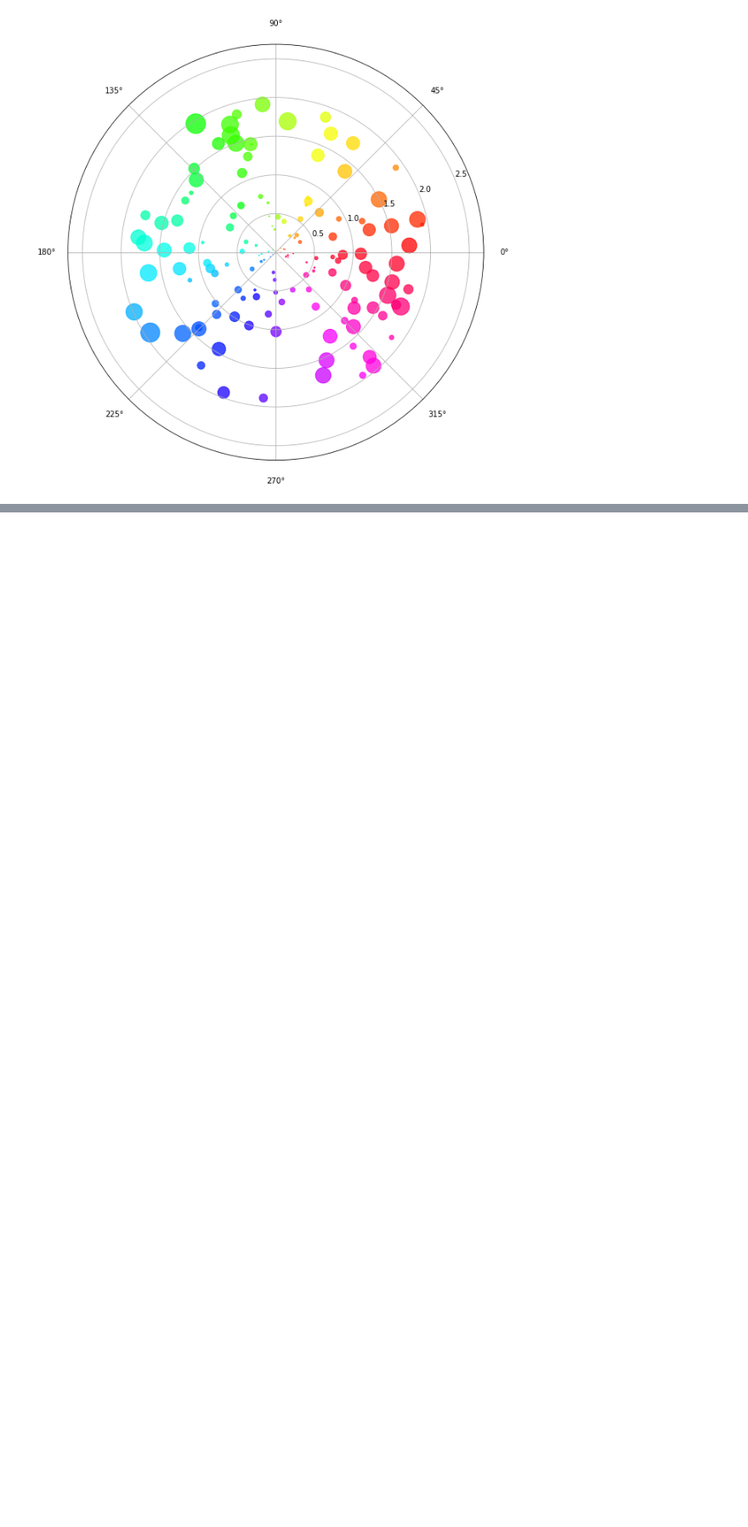
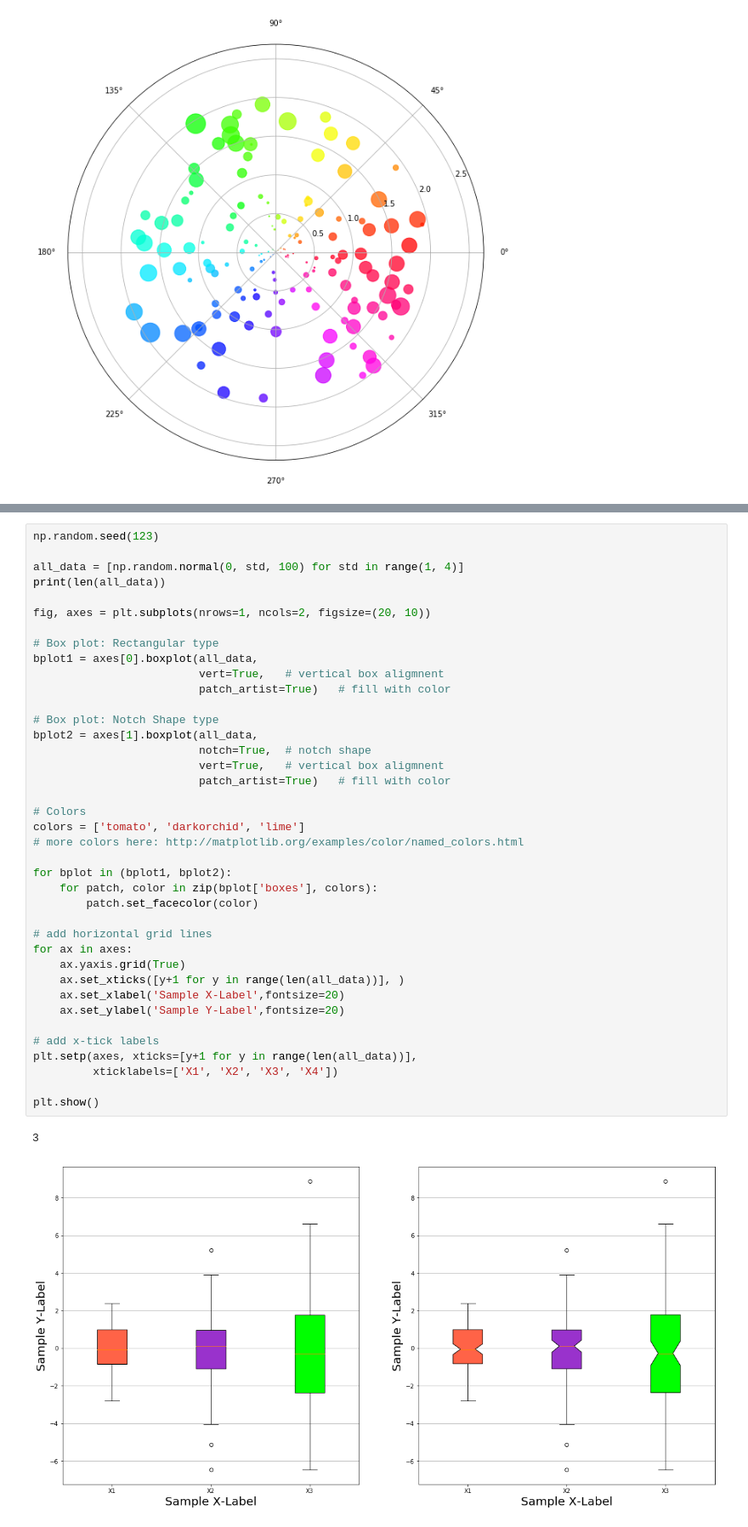
Before and after one commit to words-sdsc/edX, a Jupyter notebook: Matplotlib.ipynb, the cells around one changed output, grey strips where cells are left out. Shown at 85% size. Cells and saved outputs as stored; diff of their text form; blank space fills up the shorter version.

```diff
--- a/Matplotlib.ipynb
+++ b/Matplotlib.ipynb
@@ -256,0 +260,42 @@ plt.show()
+# %%
+np.random.seed(123)
+
+all_data = [np.random.normal(0, std, 100) for std in range(1, 4)]
+print(len(all_data))
+
+fig, axes = plt.subplots(nrows=1, ncols=2, figsize=(20, 10))
+
+# Box plot: Rectangular type
+bplot1 = axes[0].boxplot(all_data,
+                         vert=True,   # vertical box aligmnent
+                         patch_artist=True)   # fill with color
+
+# Box plot: Notch Shape type
+bplot2 = axes[1].boxplot(all_data,
+                         notch=True,  # notch shape
+                         vert=True,   # vertical box aligmnent
+                         patch_artist=True)   # fill with color
+
+# Colors
+colors = ['tomato', 'darkorchid', 'lime']
+# more colors here: http://matplotlib.org/examples/color/named_colors.html
+
+for bplot in (bplot1, bplot2):
+    for patch, color in zip(bplot['boxes'], colors):
+        patch.set_facecolor(color)
+
+# add horizontal grid lines
+for ax in axes:
+    ax.yaxis.grid(True)
+    ax.set_xticks([y+1 for y in range(len(all_data))], )
+    ax.set_xlabel('Sample X-Label',fontsize=20)
+    ax.set_ylabel('Sample Y-Label',fontsize=20)
+
+# add x-tick labels
+plt.setp(axes, xticks=[y+1 for y in range(len(all_data))],
+         xticklabels=['X1', 'X2', 'X3', 'X4'])
+
+plt.show()
+# %% [output]
+3
+[figure, added]
```
Also changed, not shown: parts of 4 cells of this notebook.
